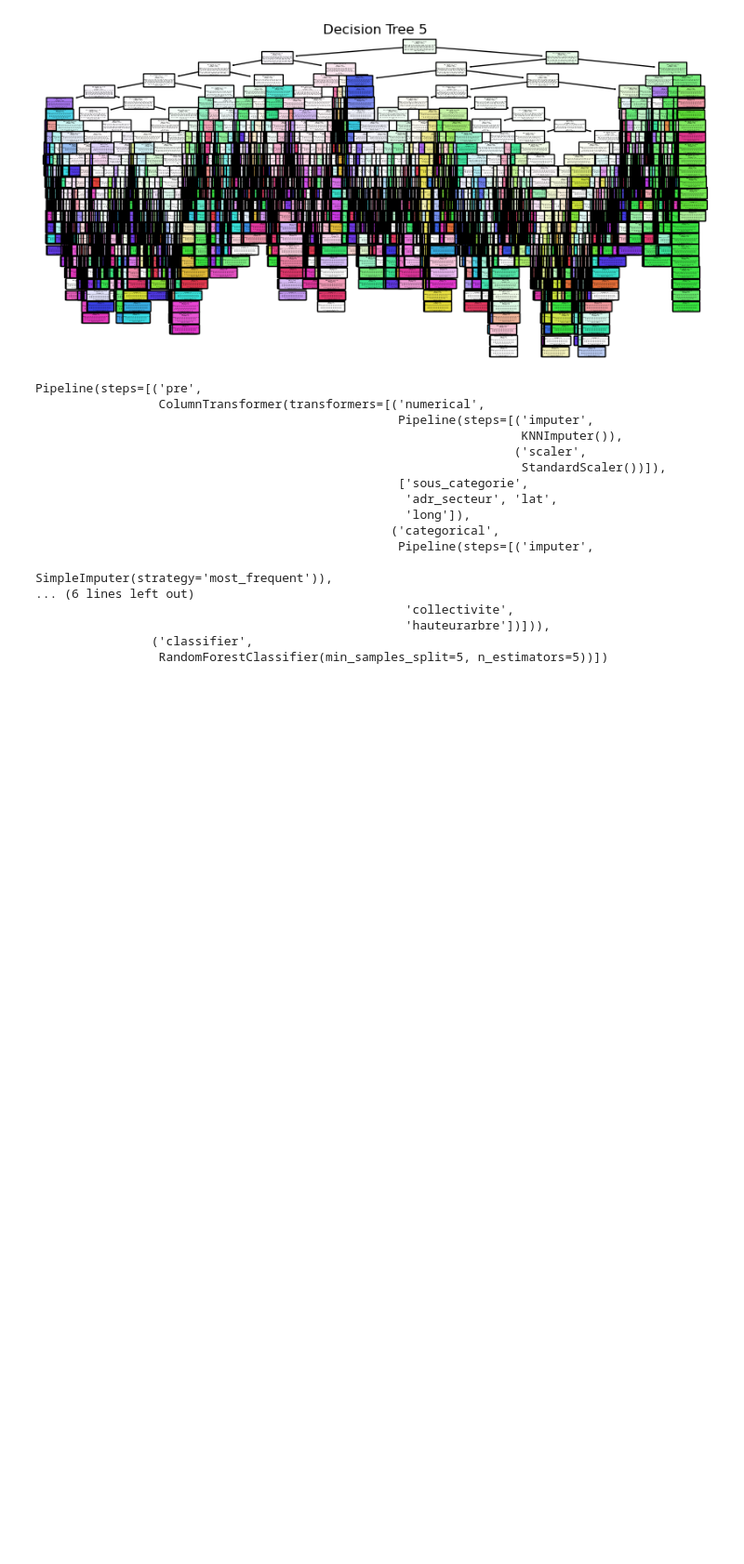
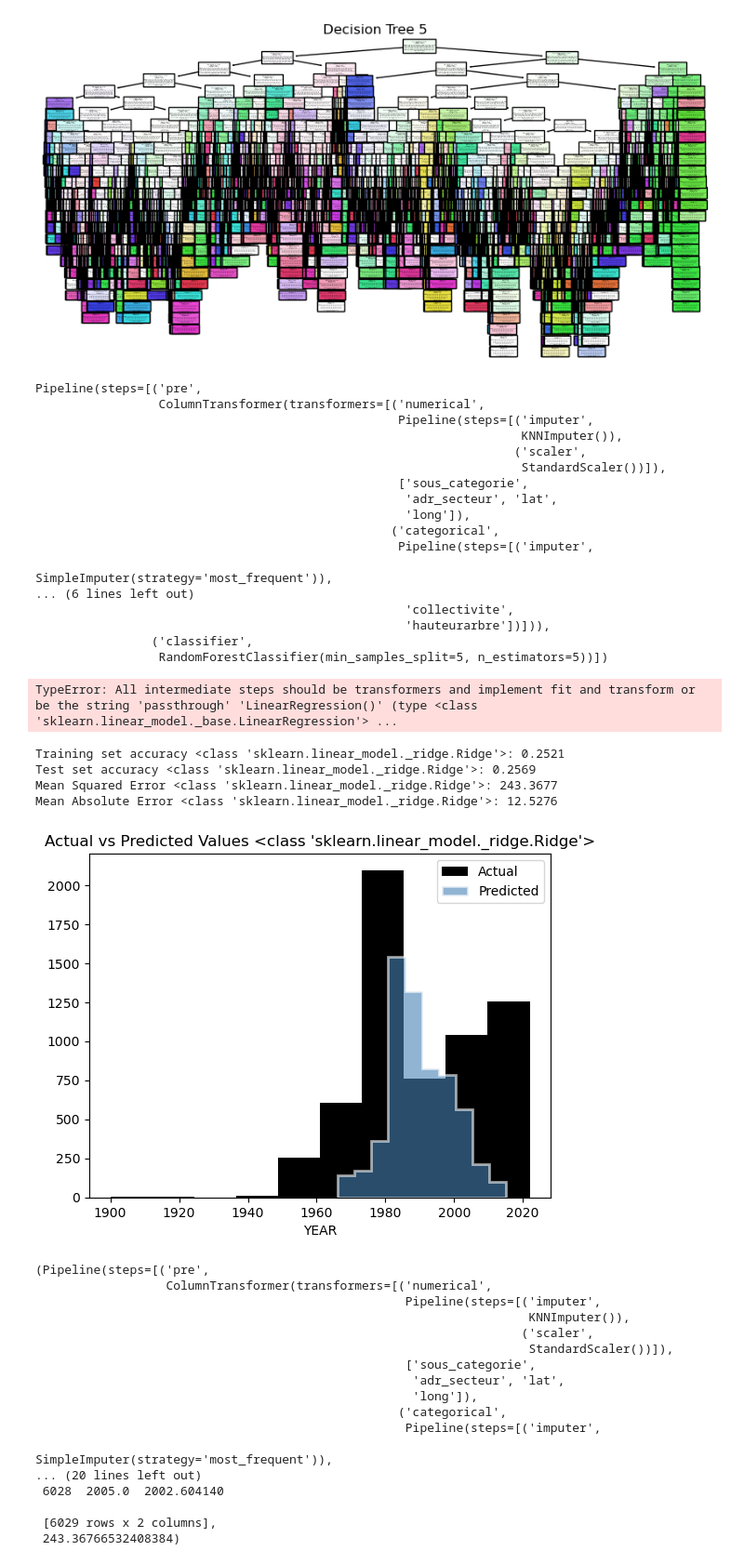
Before and after one commit to Impreccable/ML, a Jupyter notebook: main.ipynb, the cells around one changed output. Shown at 93% size. Saved outputs shown, nothing was run; the diff lists cells and outputs as text; code cells hidden in the pictures; blank space fills up the shorter version.

Commit message:
added Ridge

```diff
--- a/main.ipynb
+++ b/main.ipynb
@@ -74,7 +74,7 @@ def create_evaluate_compare_pipeline(model_type, X_train, y_train, X_test, y_tes
     if model_type == RandomForestClassifier:
         pipeline = Pipeline([
             ('pre', preprocessor),
-            ('classifier', RandomForestClassifier(**model_params)) ## ! before was clf
+            ('classifier', RandomForestClassifier(**model_params))
         ])
     elif model_type == RandomForestRegressor:
         pipeline = Pipeline([
@@ -84,10 +84,13 @@ def create_evaluate_compare_pipeline(model_type, X_train, y_train, X_test, y_tes
     elif model_type == LinearRegression:
         pipeline = Pipeline([
             ('pre', preprocessor),
-            ('linear', LinearRegression(**model_params))
+            ('linear', LinearRegression())
         ])
-        #pipeline.steps.append(['ridge', Ridge()])
-
+    elif model_type == Ridge:
+        pipeline = Pipeline([
+            ('pre', preprocessor),
+            ('ridge', Ridge())
+        ])
     else:
         raise ValueError("Invalid model type. Supported types are RandomForestClassifier, RandomForestRegressor, and LinearRegression.")
 
@@ -1009,3 +1012,32 @@ Pipeline(steps=[('pre',
                                                    'hauteurarbre'])])),
                 ('classifier',
                  RandomForestClassifier(min_samples_split=5, n_estimators=5))])
+# %%
+create_evaluate_compare_pipeline(LinearRegression, X_train,y_train,X_test,y_test)
+# %% [output]
+TypeError: All intermediate steps should be transformers and implement fit and transform or be the string 'passthrough' 'LinearRegression()' (type <class 'sklearn.linear_model._base.LinearRegression'> ...
+# %%
+create_evaluate_compare_pipeline(Ridge, X_train,y_train,X_test,y_test)
+# %% [output]
+Training set accuracy <class 'sklearn.linear_model._ridge.Ridge'>: 0.2521
+Test set accuracy <class 'sklearn.linear_model._ridge.Ridge'>: 0.2569
+Mean Squared Error <class 'sklearn.linear_model._ridge.Ridge'>: 243.3677
+Mean Absolute Error <class 'sklearn.linear_model._ridge.Ridge'>: 12.5276
+[figure, added]
+(Pipeline(steps=[('pre',
+                  ColumnTransformer(transformers=[('numerical',
+                                                   Pipeline(steps=[('imputer',
+                                                                    KNNImputer()),
+                                                                   ('scaler',
+                                                                    StandardScaler())]),
+                                                   ['sous_categorie',
+                                                    'adr_secteur', 'lat',
+                                                    'long']),
+                                                  ('categorical',
+                                                   Pipeline(steps=[('imputer',
+                                                                    SimpleImputer(strategy='most_frequent')),
+... (20 lines left out)
+ 6028  2005.0  2002.604140
+
+ [6029 rows x 2 columns],
+ 243.36766532408384)
```
